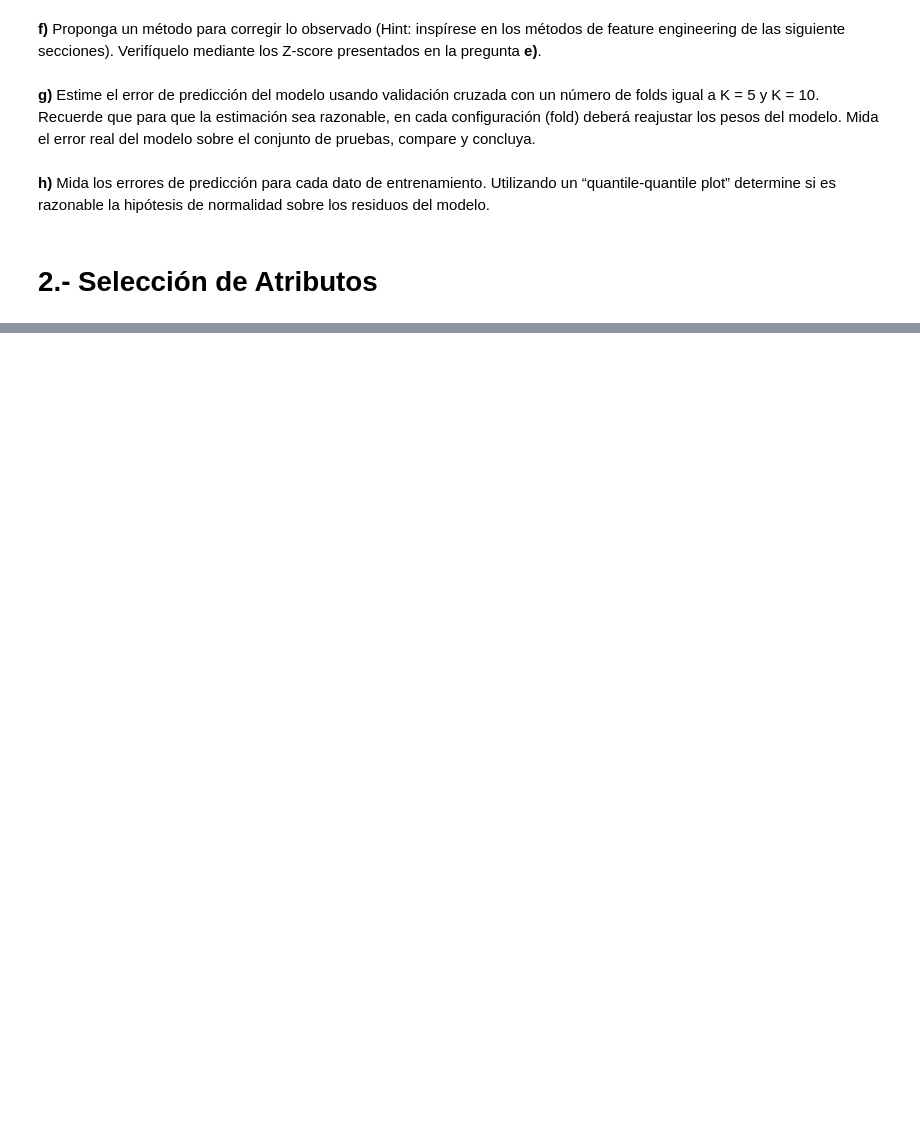
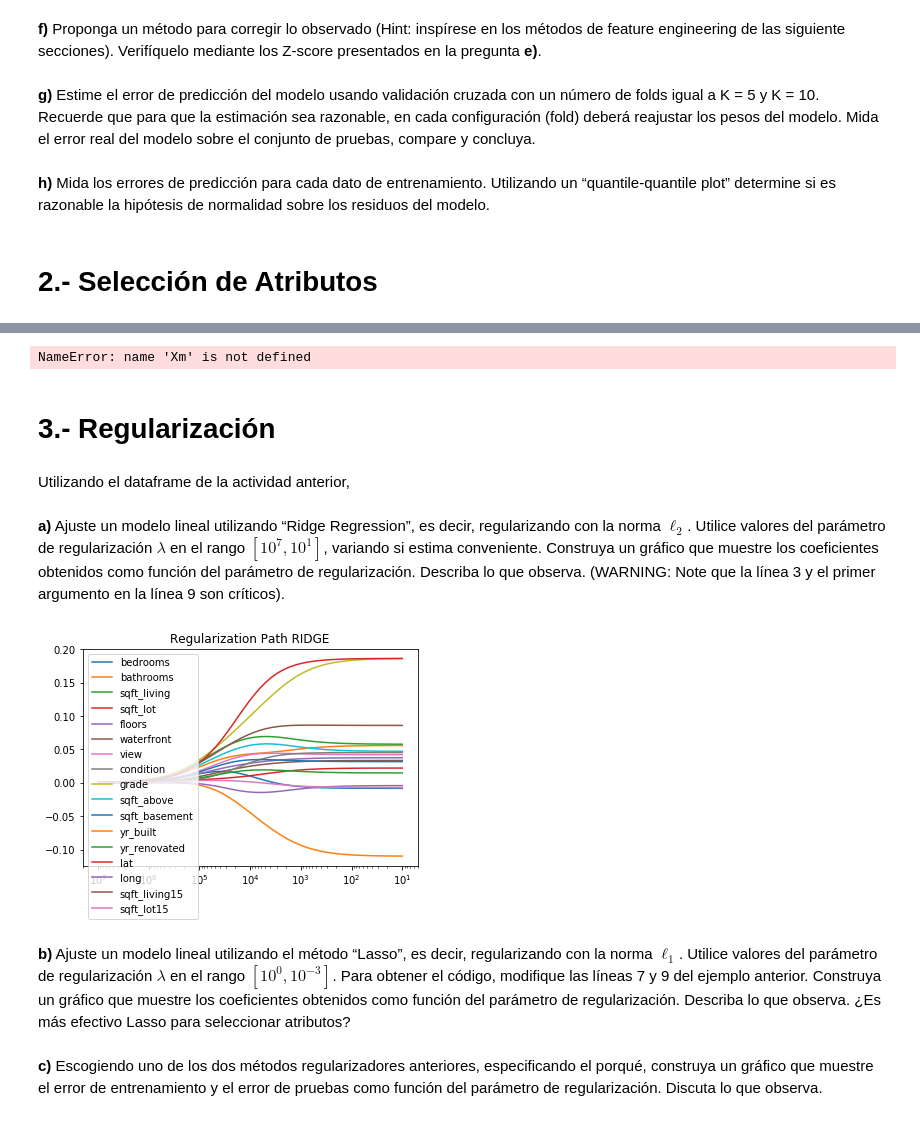
Before and after one commit to TareasJF/INF393, a Jupyter notebook: T1/Tarea1.ipynb, the cells around one changed output, grey strips where cells are left out. Drawn from its saved outputs; the diff is of its cells as text; code cells hidden in the pictures; blank space fills up the shorter version.

```diff
--- a/T1/Tarea1.ipynb
+++ b/T1/Tarea1.ipynb
@@ -128,0 +167,73 @@ determine si es razonable la hipótesis de normalidad sobre los residuos del mod
+# %%
+def fss(x, y, names_x, k = 10000):
+    p = x.shape[1]-1
+    k = min(p, k)
+    names_x = np.array(names_x)
+    remaining = range(0, p)
+    selected = [p]
+    current_score = best_new_score = 0.0
+    while remaining and len(selected)<=k :
+        score_candidates = []
+        for candidate in remaining:
+            model = lm.LinearRegression(fit_intercept=False)
+            indexes = selected + [candidate]
+            x_train = x[:,indexes]
+            predictions_train = model.fit(x_train, y).predict(x_train)
+            residuals_train = predictions_train - y
+            mse_candidate = np.mean(np.power(residuals_train, 2))
+            score_candidates.append((mse_candidate, candidate))
+        score_candidates.sort()
+        score_candidates[:] = score_candidates[::-1]
+        best_new_score, best_candidate = score_candidates.pop()
+        remaining.remove(best_candidate)
+        selected.append(best_candidate)
+        print("selected = %s ..."%names_x[best_candidate])
+        print("totalvars=%d, mse = %f"%(len(indexes),best_new_score))
+    return selected
+
+names_regressors = X.columns[:-1] #without intercept
+fss(Xm,ym,names_regressors)
+# %% [output]
+NameError: name 'Xm' is not defined
+# %% [markdown]
+#  3.- Regularización
+# %% [markdown]
+Utilizando el dataframe de la actividad anterior,
+# %% [markdown]
+**a)** Ajuste un modelo lineal utilizando “Ridge Regression”, es decir, regularizando con la norma $\ell_2$. Utilice
+valores del parámetro de regularización $\lambda$ en el rango $[10^7, 10^1]$, variando si estima conveniente.
+Construya un gráfico que muestre los coeficientes obtenidos como función del parámetro de regularización.
+Describa lo que observa. (WARNING: Note que la línea 3 y el primer argumento en la línea 9
+son críticos).
+# %%
+from sklearn.linear_model import Ridge
+import matplotlib.pylab as plt
+X2 = X.drop('intercept', axis=1,inplace=False)
+Xtrain = X2[istrain]
+ytrain = y[istrain]
+names_regressors = X2.columns
+alphas_ = np.logspace(7,1,base=10)
+coefs = []
+model = Ridge(fit_intercept=True,solver='svd')
+for a in alphas_:
+    model.set_params(alpha=a)
+    model.fit(Xtrain, ytrain)
+    coefs.append(model.coef_)
+ax = plt.gca()
+for y_arr, label in zip(np.squeeze(coefs).T, names_regressors):
+    plt.plot(alphas_, y_arr, label=label)
+plt.legend()
+ax.set_xscale('log')
+ax.set_xlim(ax.get_xlim()[::-1]) # reverse axis
+plt.title('Regularization Path RIDGE')
+plt.axis('tight')
+plt.legend(loc=2)
+plt.show()
+# %% [output]
+[figure, added]
+# %% [markdown]
+**b)** Ajuste un modelo lineal utilizando el método “Lasso”, es decir, regularizando con la norma $\ell_1$. Utilice
+valores del parámetro de regularización $\lambda$ en el rango $[10^0, 10^{-3}]$. Para obtener el código, modifique
+las líneas 7 y 9 del ejemplo anterior. Construya un gráfico que muestre los coeficientes obtenidos
+como función del parámetro de regularización. Describa lo que observa. ¿Es más efectivo Lasso para
+seleccionar atributos?
@@ -128,0 +244,4 @@ determine si es razonable la hipótesis de normalidad sobre los residuos del mod
+# %% [markdown]
+**c)** Escogiendo uno de los dos métodos regularizadores anteriores, especificando el porqué, construya un
+gráfico que muestre el error de entrenamiento y el error de pruebas como función del parámetro de
+regularización. Discuta lo que observa.
```
Also changed, not shown: parts of 32 cells of this notebook.
